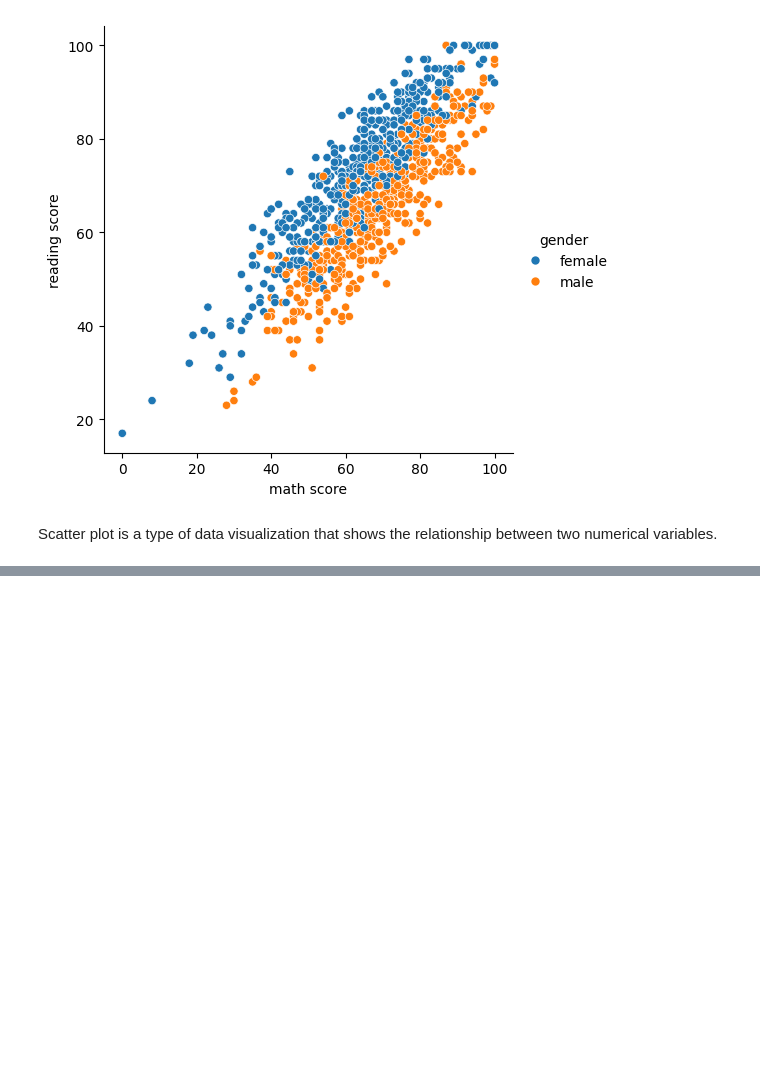
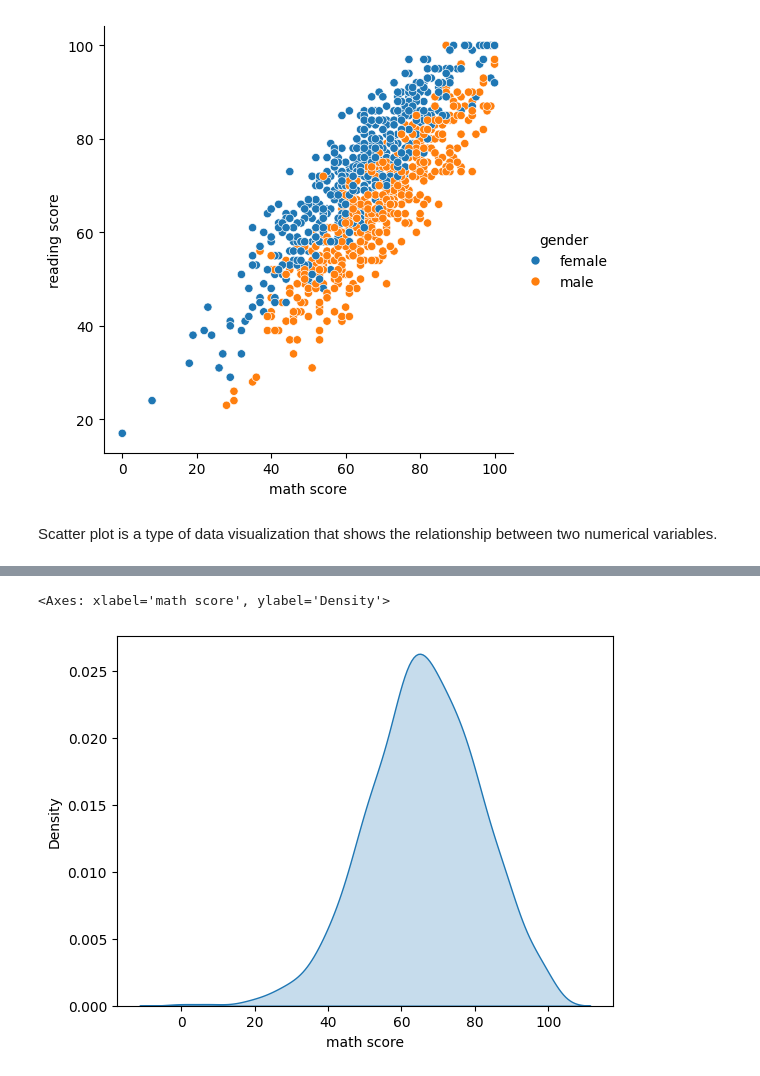
Before and after one commit to prodigy234/EDA_with_Python, a Jupyter notebook: Untitled.ipynb, the cells around one changed output, grey strips where cells are left out. Drawn from its saved outputs; the diff is of its cells as text; code cells hidden in the pictures; blank space fills up the shorter version.

```diff
--- a/Untitled.ipynb
+++ b/Untitled.ipynb
@@ -138,0 +161,6 @@ Scatter plot is a type of data visualization that shows the relationship between
+# %%
+# Using Histogram
+sns.kdeplot(my_student['math score'], fill=True)
+# %% [output]
+<Axes: xlabel='math score', ylabel='Density'>
+[figure, added]
```
Also changed, not shown: parts of 6 cells of this notebook.
